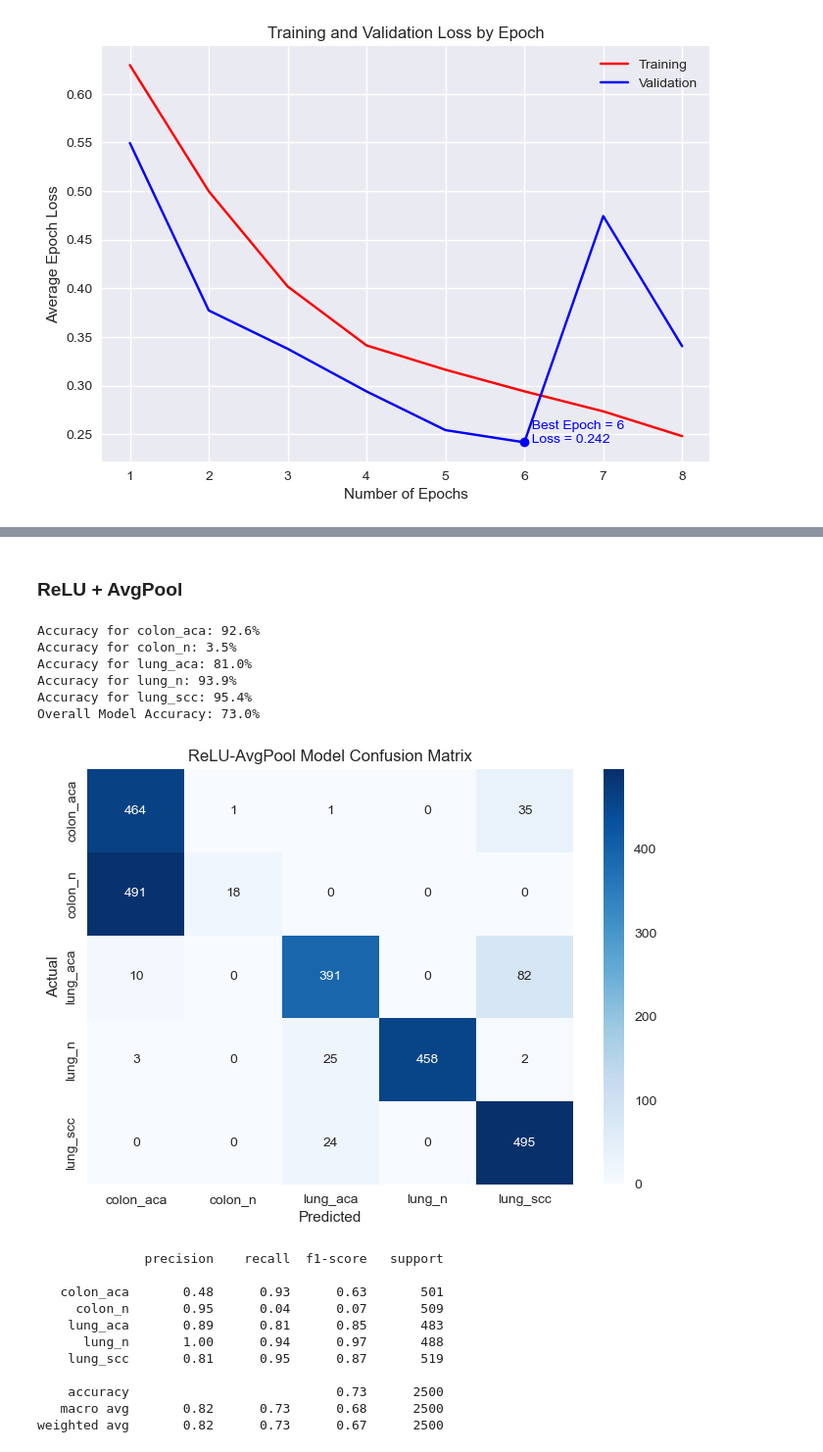
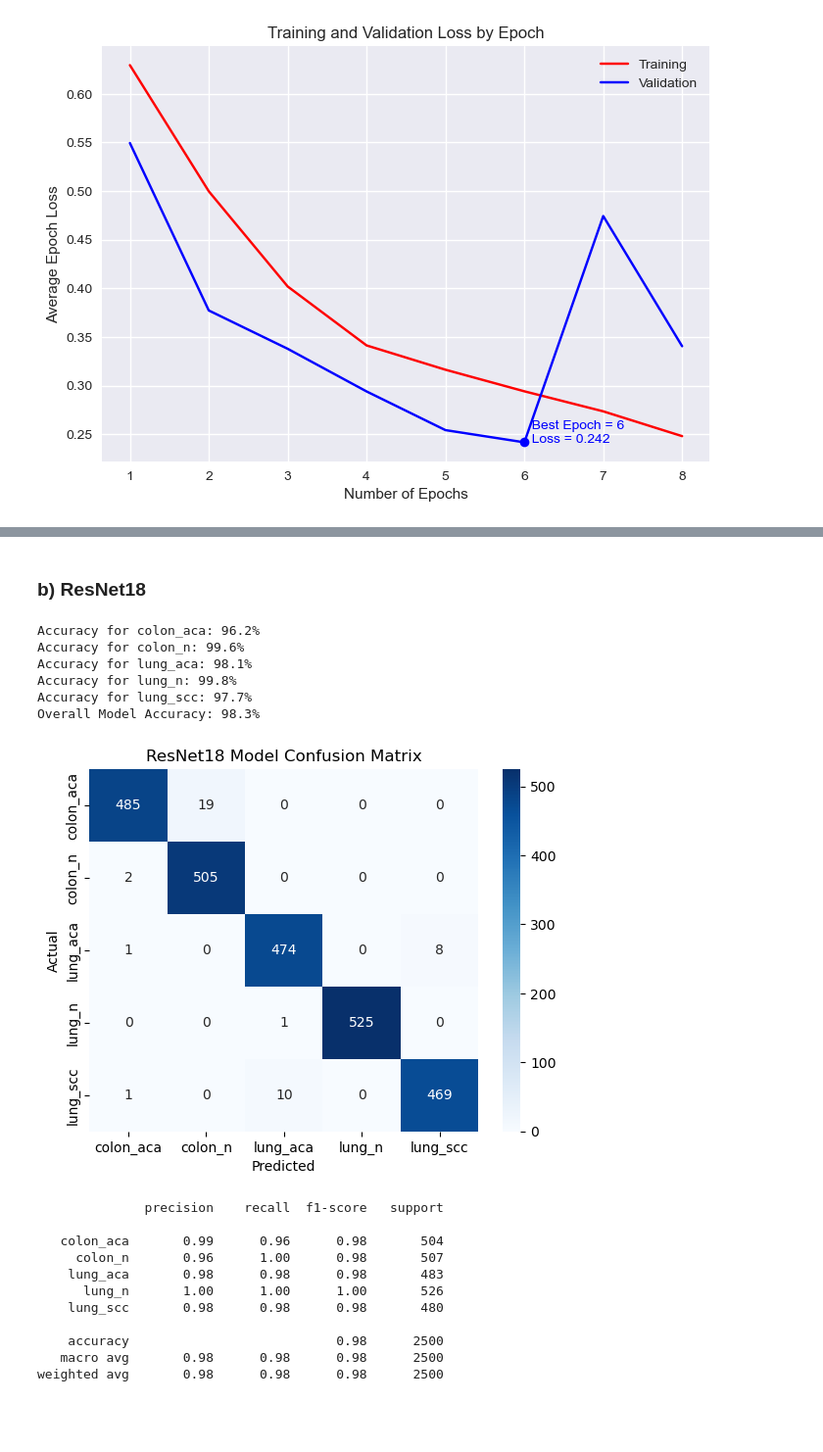
Before and after one commit to garrett-lam/CancerHistopathologyCNN, a Jupyter notebook: lung_colon_CNN.ipynb, the cells around one changed output, grey strips where cells are left out. Shown at 98% size. Saved outputs shown, nothing was run; the diff lists cells and outputs as text; code cells hidden in the pictures; blank space fills up the shorter version.

```diff
--- a/lung_colon_CNN.ipynb
+++ b/lung_colon_CNN.ipynb
@@ -306,26 +481,26 @@ weighted avg       0.92      0.91      0.91      2500
-# %% [markdown]
-### ReLU + AvgPool
+# %% [markdown]
+### b) ResNet18
 # %%
-_, _, preds2 = loadModel('relu', 'avg', img_size, test_loader, classes, device)
-preds2 = ypredToList(preds2)
-confMtx(y_true, preds2, 'ReLU-AvgPool', classes)
-print(classification_report(y_true, preds2, target_names=classes))
+_, _, resnet18_preds = loadModel('resnet18', None, None, img_size, test_loader, classes, device)
+resnet18_preds = ypredToList(resnet18_preds)
+confMtx(y_true, resnet18_preds, 'ResNet18', classes)
+print(classification_report(y_true, resnet18_preds, target_names=classes))
 # %% [output]
-Accuracy for colon_aca: 92.6%
-Accuracy for colon_n: 3.5%
-Accuracy for lung_aca: 81.0%
-Accuracy for lung_n: 93.9%
-Accuracy for lung_scc: 95.4%
-Overall Model Accuracy: 73.0%
+Accuracy for colon_aca: 96.2%
+Accuracy for colon_n: 99.6%
+Accuracy for lung_aca: 98.1%
+Accuracy for lung_n: 99.8%
+Accuracy for lung_scc: 97.7%
+Overall Model Accuracy: 98.3%
-[figure, old version]
+[figure, new version]
               precision    recall  f1-score   support
 
-   colon_aca       0.48      0.93      0.63       501
-     colon_n       0.95      0.04      0.07       509
-    lung_aca       0.89      0.81      0.85       483
-      lung_n       1.00      0.94      0.97       488
-    lung_scc       0.81      0.95      0.87       519
+   colon_aca       0.99      0.96      0.98       504
+     colon_n       0.96      1.00      0.98       507
+    lung_aca       0.98      0.98      0.98       483
+      lung_n       1.00      1.00      1.00       526
+    lung_scc       0.98      0.98      0.98       480
 
-    accuracy                           0.73      2500
-   macro avg       0.82      0.73      0.68      2500
-weighted avg       0.82      0.73      0.67      2500
+    accuracy                           0.98      2500
+   macro avg       0.98      0.98      0.98      2500
+weighted avg       0.98      0.98      0.98      2500
```
Also changed, not shown: parts of 65 cells of this notebook, 3 other files.
